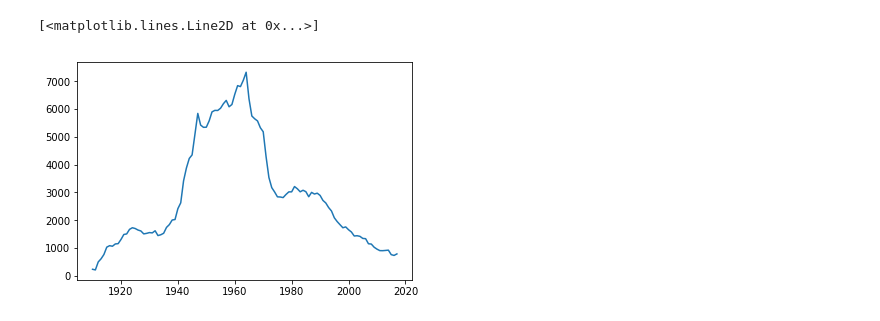
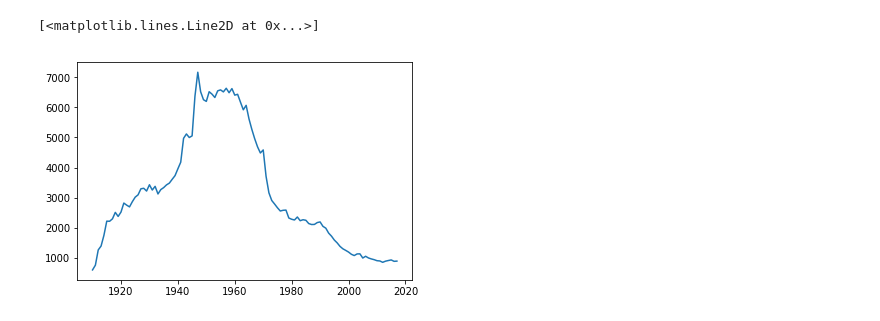
Before and after one commit to Louis-Dupont/ML_Project, a Jupyter notebook: arima.ipynb, the cells around one changed output. Saved outputs shown, nothing was run; the diff lists cells and outputs as text; code cells hidden in the pictures.

```diff
--- a/arima.ipynb
+++ b/arima.ipynb
@@ -16,10 +16,10 @@ state = 'merged'
 full_path = path+state+'.csv'
 data_set = pd.read_csv(full_path)
 # %%
-data=bf.get_year("CA","John")
+data=bf.get_year("NY","James")
 dataM=data[data["Gender"]=="M"]
 plt.plot(dataM["Year"],dataM["Occurence"])
 # %% [output]
 [<matplotlib.lines.Line2D at 0x...>]
-[figure, old version]
+[figure, new version]
 # %%
```
Also changed, not shown: parts of 9 cells of this notebook.
